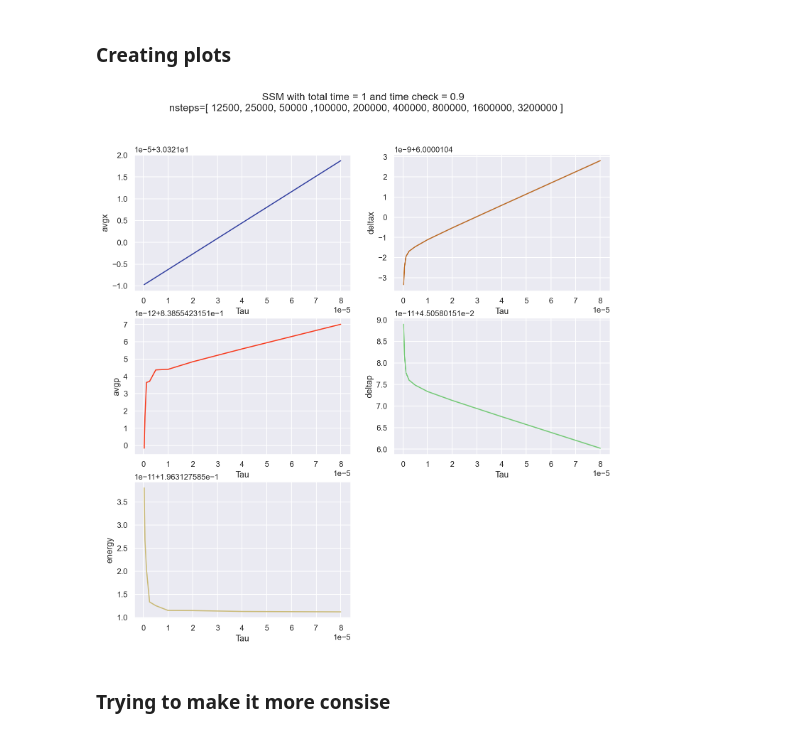
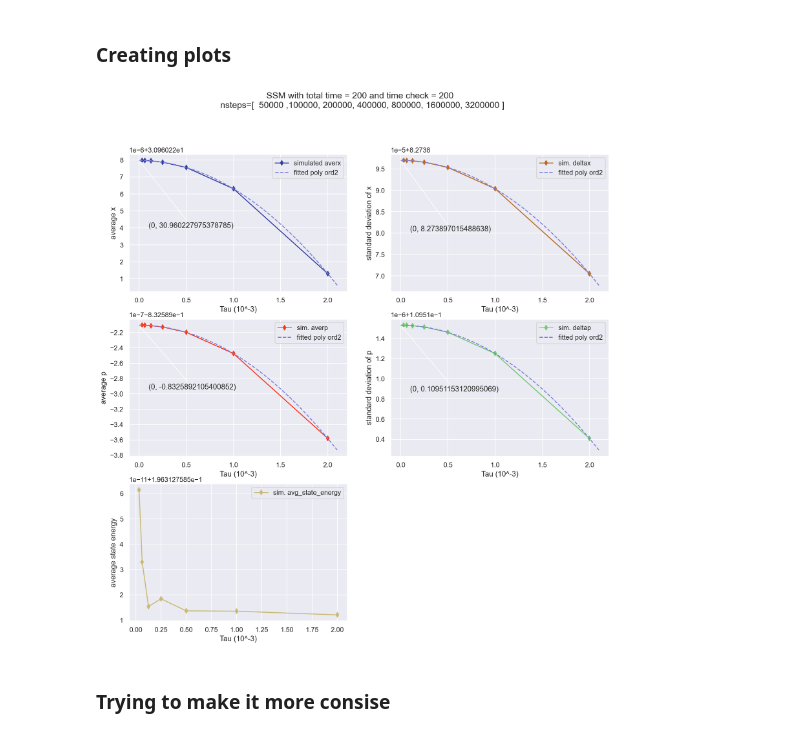
Before and after one commit to carlulli/TDSE, a Jupyter notebook: scripts/convergence.ipynb, the cells around one changed output. Drawn from its saved outputs; the diff is of its cells as text; code cells hidden in the pictures.

Commit message:
last update of convergence script

```diff
--- a/scripts/convergence.ipynb
+++ b/scripts/convergence.ipynb
@@ -55,3 +99,6 @@ def create_timecheck_df(nsteps, totaltime, timepercentage, integrator):
 # %% [markdown]
 ## Recovering the same data from multiple data files
 ### Data for SSM
+# %%
+df = pd.read_csv("../data/gauss_wf_short_wall6_129_200_{}_2_3_30_6_1_1000.txt".format(i), sep="\t")
+df.info()
@@ -163,0 +179,14 @@ memory usage: 627.8 KB
+# %%
+ssm_popt00, _ = curve_fit(lin_poly2, ssm_obs_df.Tau, ssm_obs_df.averx)
+ssm_popt10, _ = curve_fit(lin_poly2, ssm_obs_df.Tau, ssm_obs_df.deltax)
+ssm_popt01, _ = curve_fit(lin_poly2, ssm_obs_df.Tau, ssm_obs_df.averp)
+ssm_popt11, _ = curve_fit(lin_poly2, ssm_obs_df.Tau, ssm_obs_df.deltap)
+ssm_popt20, _ = curve_fit(poly1, ssm_obs_df.Tau[:4], ssm_obs_df.avg_state_energy[:4], p0=(0.1963127581552851, 0.0000005), sigma=100/ssm_obs_df.avg_state_energy[:4])
+
+ssm_y00 = lin_poly2(0, *ssm_popt00)
+ssm_y10 = lin_poly2(0, *ssm_popt10)
+ssm_y01 = lin_poly2(0, *ssm_popt01)
+ssm_y11 = lin_poly2(0, *ssm_popt11)
+ssm_y20 = poly1(0, *ssm_popt20)
+
+ssm_y20
@@ -166,46 +197,59 @@ memory usage: 627.8 KB
 # %%
 sns.set_theme()
 
-fig = plt.figure(figsize=(12,12))
-fig.suptitle('SSM with total time = {} and time check = {} \n nsteps=[ 12500, 25000, 50000 ,100000, 200000, 400000, 800000, 1600000, 3200000 ]'.format(totaltime, totaltime*timepercentage))
+fig = plt.figure(figsize=(14,14))
+fig.suptitle('SSM with total time = {} and time check = {} \n nsteps=[  50000 ,100000, 200000, 400000, 800000, 1600000, 3200000 ]'.format(totaltime, totaltime*timepercentage))
+fig.tight_layout(pad=4)
+
+ssm_last_tau_value = ssm_obs_df.iloc[0, 10]
+ssm_xextra = np.arange(0, ssm_last_tau_value + ssm_last_tau_value * 0.1, 0.0001)
 
 ax1 = plt.subplot(321)
-ax1.plot(ssm_obs_df.Tau[:], ssm_obs_df.averx[:], label='avgx', color='#3340a0')
-ax1.set_xlabel('Tau')
-ax1.set_ylabel('avgx')
-# ax1.set_xscale('log')
+ax1.plot(ssm_obs_df.Tau[:]*10**3, ssm_obs_df.averx[:], label='simulated averx', marker='d', color='#3340a0')
+ax1.set_xlabel('Tau (10^-3)')
+ax1.set_ylabel('average x')
+ax1.plot(ssm_xextra*10**3, lin_poly2(ssm_xextra, *ssm_popt00), label='fitted poly ord2', ls='--', color='#8181db')
+ax1.legend()
+ax1.annotate('(0, {})'.format(ssm_y00), xy=(0, ssm_y00), xytext=(0.1, 30.960224),arrowprops=dict(arrowstyle='->'))
 
 ax2 = plt.subplot(322)
-ax2.plot(ssm_obs_df.Tau, ssm_obs_df.deltax, label='deltax', color='#ba6a25')
-ax2.set_xlabel('Tau')
-ax2.set_ylabel('deltax')
-# ax2.set_xscale('log')
+ax2.plot(ssm_obs_df.Tau*10**3, ssm_obs_df.deltax, label='sim. deltax', marker='d', color='#ba6a25')
+ax2.set_xlabel('Tau (10^-3)')
+ax2.set_ylabel('standard deviation of x')
+ax2.plot(ssm_xextra*10**3, lin_poly2(ssm_xextra, *ssm_popt10), label='fitted poly ord2', ls='--', color='#8181db')
+ax2.legend()
+ax2.annotate('(0, {})'.format(ssm_y10), xy=(0, ssm_y10), xytext=(0.1, ssm_y10-ssm_y10*2e-6),arrowprops=dict(arrowstyle='->'))
 
 ax3 = plt.subplot(323)
-ax3.plot(ssm_obs_df.Tau, ssm_obs_df.averp, label='avgp', color='#f7381b')
-ax3.set_xlabel('Tau')
-ax3.set_ylabel('avgp')
-# ax3.set_xscale('log')
+ax3.plot(ssm_obs_df.Tau*10**3, ssm_obs_df.averp, label='sim. averp', marker='d', color='#f7381b')
+ax3.set_xlabel('Tau (10^-3)')
+ax3.set_ylabel('average p')
+ax3.plot(ssm_xextra*10**3, lin_poly2(ssm_xextra, *ssm_popt01), label='fitted poly ord2', ls='--', color='#8181db')
+ax3.legend()
+ax3.annotate('(0, {})'.format(ssm_y01), xy=(0, ssm_y01), xytext=(0.1, ssm_y01+ssm_y01*1e-7),arrowprops=dict(arrowstyle='->'))
 
 ax4 = plt.subplot(324)
-ax4.plot(ssm_obs_df.Tau, ssm_obs_df.deltap, label='deltap', color='#74c976')
-ax4.set_xlabel('Tau')
-ax4.set_ylabel('deltap')
-# ax4.set_xscale('log')
-
+ax4.plot(ssm_obs_df.Tau*10**3, ssm_obs_df.deltap, label='sim. deltap', marker='d', color='#74c976')
+ax4.set_xlabel('Tau (10^-3)')
+ax4.set_ylabel('standard deviation of p')
+ax4.plot(ssm_xextra*10**3, lin_poly2(ssm_xextra, *ssm_popt11), label='fitted poly ord2', ls='--', color='#8181db')
+ax4.legend()
+ax4.annotate('(0, {})'.format(ssm_y11), xy=(0, ssm_y11), xytext=(0.1, ssm_y11-ssm_y11*6e-6),arrowprops=dict(arrowstyle='->'))
 
 ax5 = plt.subplot(325)
-ax5.plot(ssm_obs_df.Tau, ssm_obs_df.avg_state_energy, label='energy', color='#c9b974')
-ax5.set_xlabel('Tau')
-ax5.set_ylabel('energy')
-# ax5.set_xscale('log')
+ax5.plot(ssm_obs_df.Tau*10**3, ssm_obs_df.avg_state_energy, label='sim. avg_state_energy', marker='d', color='#c9b974')
+ax5.set_xlabel('Tau (10^-3)')
+ax5.set_ylabel('average state energy')
+# ax5.plot(ssm_xextra*10**3, poly1(ssm_xextra, *ssm_popt20), label='energy extrapolated', ls='--', color='#c9b974')
+ax5.legend()
+# ax4.annotate('(0, {})'.format(ssm_y20), xy=(0, ssm_y20), xytext=(0.1, ssm_y20+ssm_y20*2e-11),arrowprops=dict(arrowstyle='->'))
 
 
 
-plt.savefig('../plots/SSM_fixed_tt{}_pt{}_newlong.png'.format(totaltime, totaltime*timepercentage), dpi=300)
+# plt.savefig('../plots/SSM_fixed_tt{}_pt{}_final.png'.format(totaltime, totaltime*timepercentage), dpi=300)
 plt.show()
 # %% [output]
-[figure, old version]
+[figure, new version]
 # %% [markdown]
 ### Trying to make it more consise
 # %%
```
Also changed, not shown: parts of 35 cells of this notebook, 32 other files.
